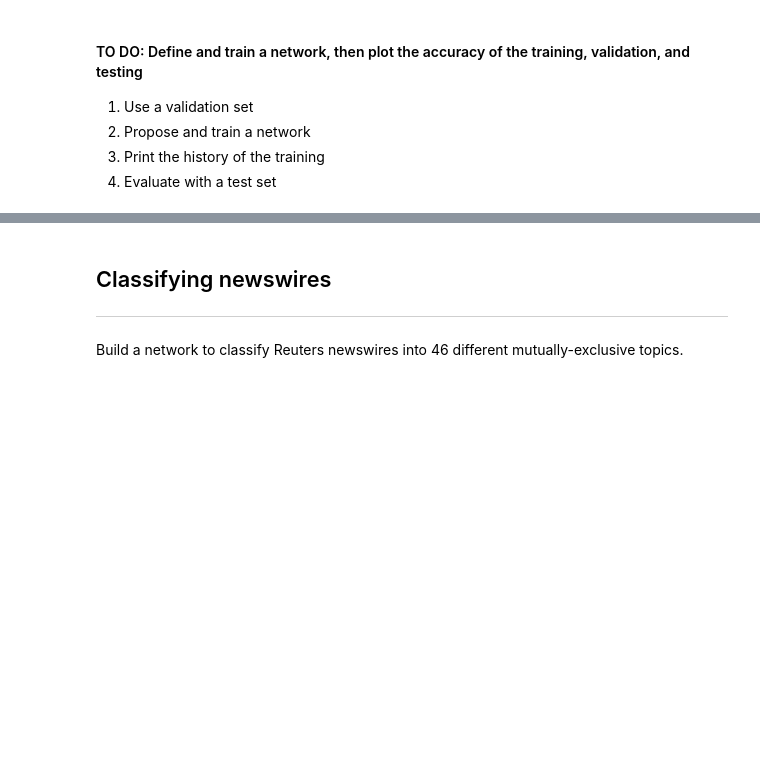
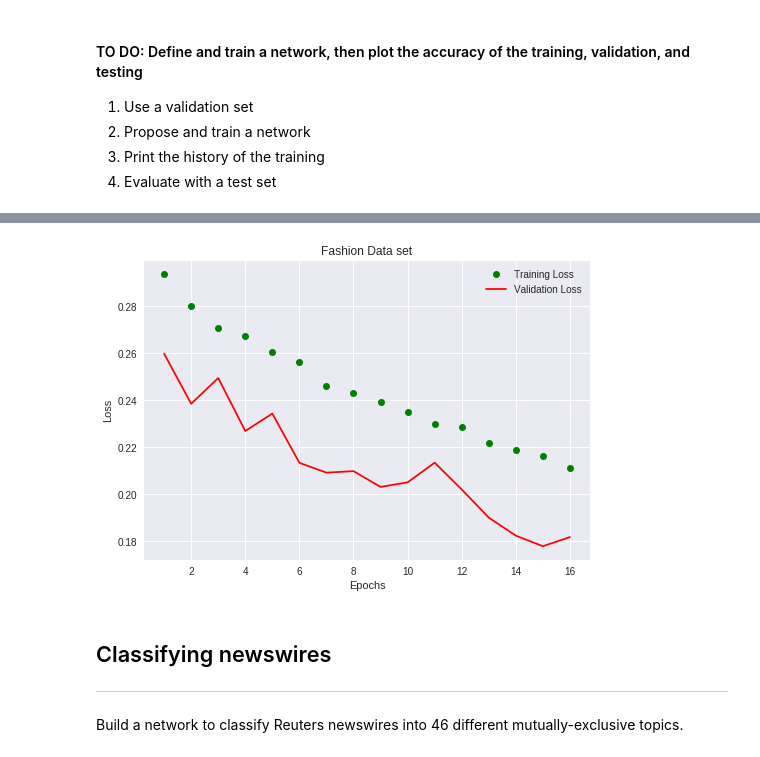
Before and after one commit to DeepLearningVision-2019/a4-keras-classification-pepebm, a Jupyter notebook: Keras_assignment.ipynb, the cells around one changed output, grey strips where cells are left out. Drawn from its saved outputs; the diff is of its cells as text; code cells hidden in the pictures; blank space fills up the shorter version.

```diff
--- a/Keras_assignment.ipynb
+++ b/Keras_assignment.ipynb
@@ -52,0 +124,12 @@ plt.imshow(fashion_train_data[test_index], cmap="gray")
+# %%
+# Train the NN model
+fashion_epochs = 16
+nn_fashion_history = nn_fashion_model.fit(
+    fashion_train_data,
+    fashion_train_labels,
+    batch_size= 1024,
+    epochs= fashion_epochs,
+    verbose= 2,
+    callbacks= nn_fashion_early_stops,
+    validation_data= (validation_set, validation_set_labels)
+)
@@ -52,0 +154,22 @@ plt.imshow(fashion_train_data[test_index], cmap="gray")
+# %%
+fashion_result = nn_fashion_model.evaluate(fashion_test_data, fashion_test_labels)
+print('Fashion score: {}%'.format(fashion_result[1]*100))
+
+
+fashion_history  = nn_fashion_history.history
+fashion_acc      = fashion_history['acc']
+fashion_val_acc  = fashion_history['val_acc']
+fashion_loss     = fashion_history['loss']
+fashion_val_loss = fashion_history['val_loss']
+fashion_epochs   = range(1, len(fashion_acc) + 1)
+
+plt.plot(fashion_epochs, fashion_loss, 'go', label='Training Loss')
+plt.plot(fashion_epochs, fashion_val_loss, 'r', label='Validation Loss')
+
+plt.title('Fashion Data set')
+plt.xlabel('Epochs')
+plt.ylabel('Loss')
+plt.legend()
+
+plt.show()
+# %% [output]
@@ -53,3 +178,4 @@ plt.imshow(fashion_train_data[test_index], cmap="gray")
+[figure, added]
 # %% [markdown]
 ## Classifying newswires
 
```
Also changed, not shown: parts of 14 cells of this notebook.
